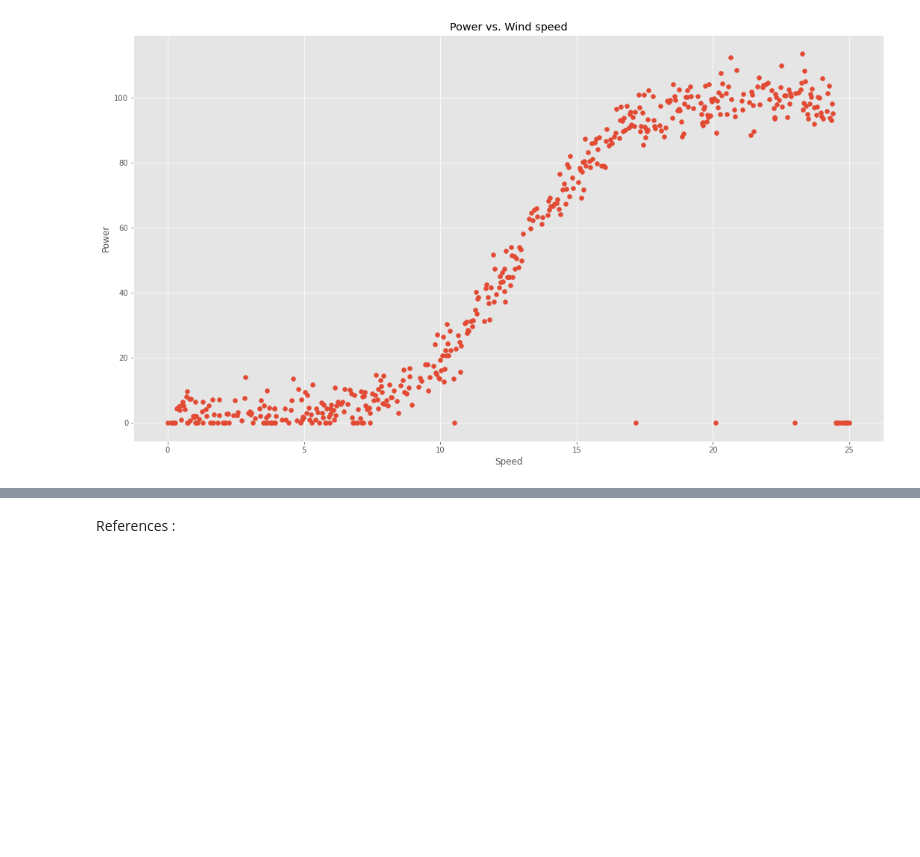
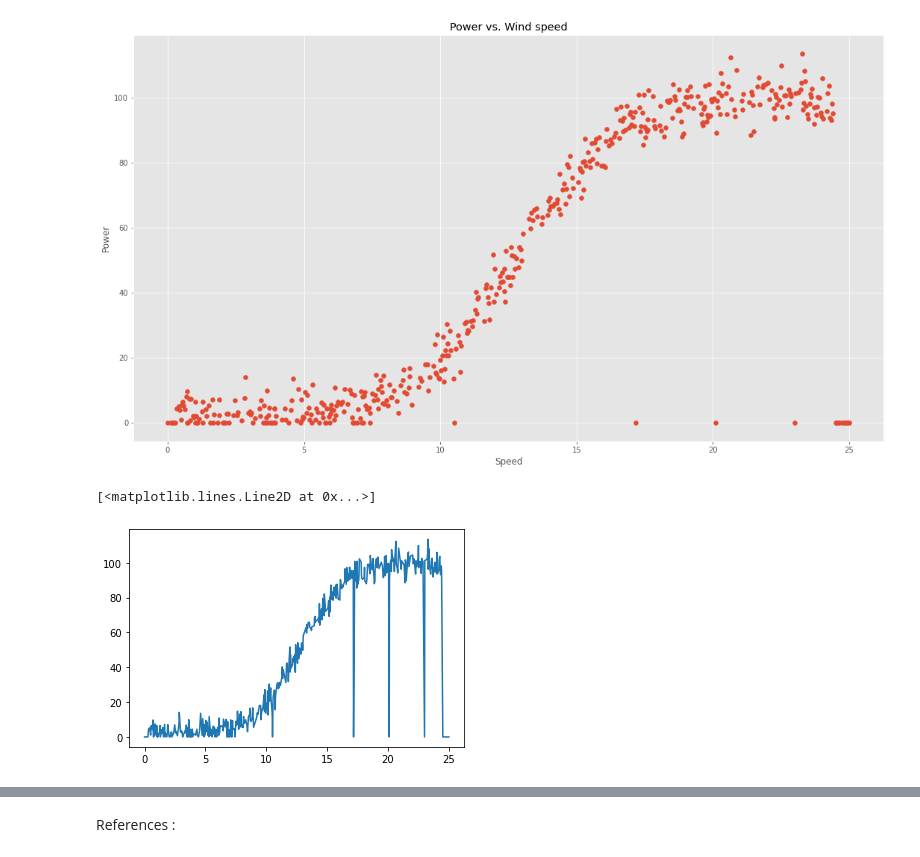
Before and after one commit to MichelleMoran431/Fundamentals-of-Data-Analysis-Project-2020, a Jupyter notebook: Project 2020.ipynb, the cells around one changed output, grey strips where cells are left out. Saved outputs shown, nothing was run; the diff lists cells and outputs as text; code cells hidden in the pictures; blank space fills up the shorter version.

Commit message:
creating different types of regressions and firring a line to it

```diff
--- a/Project 2020.ipynb
+++ b/Project 2020.ipynb
@@ -50,3 +47,17 @@ plt.ylabel('Power')
 plt.show()
 # %% [output]
 [figure]
+# %%
+import pandas as pd
+import numpy as np
+import matplotlib.pyplot as plt
+
+dfpower =pd.read_csv("https://raw.githubusercontent.com/ianmcloughlin/2020A-machstat-project/master/dataset/powerproduction.csv")
+dfpower[0:6]
+x = dfpower.speed
+y = dfpower.power
+
+plt.plot(x,y)
+# %% [output]
+[<matplotlib.lines.Line2D at 0x...>]
+[figure, added]
```
Also changed, not shown: parts of 8 cells of this notebook.
